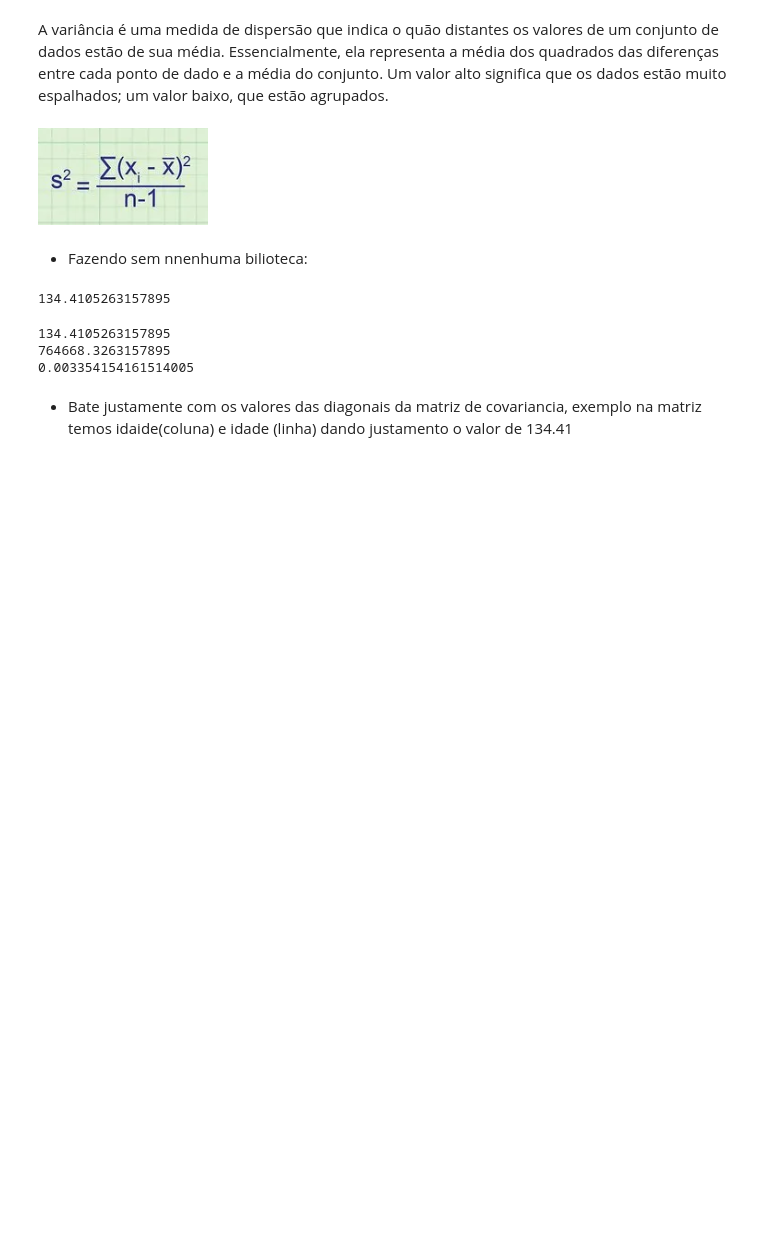
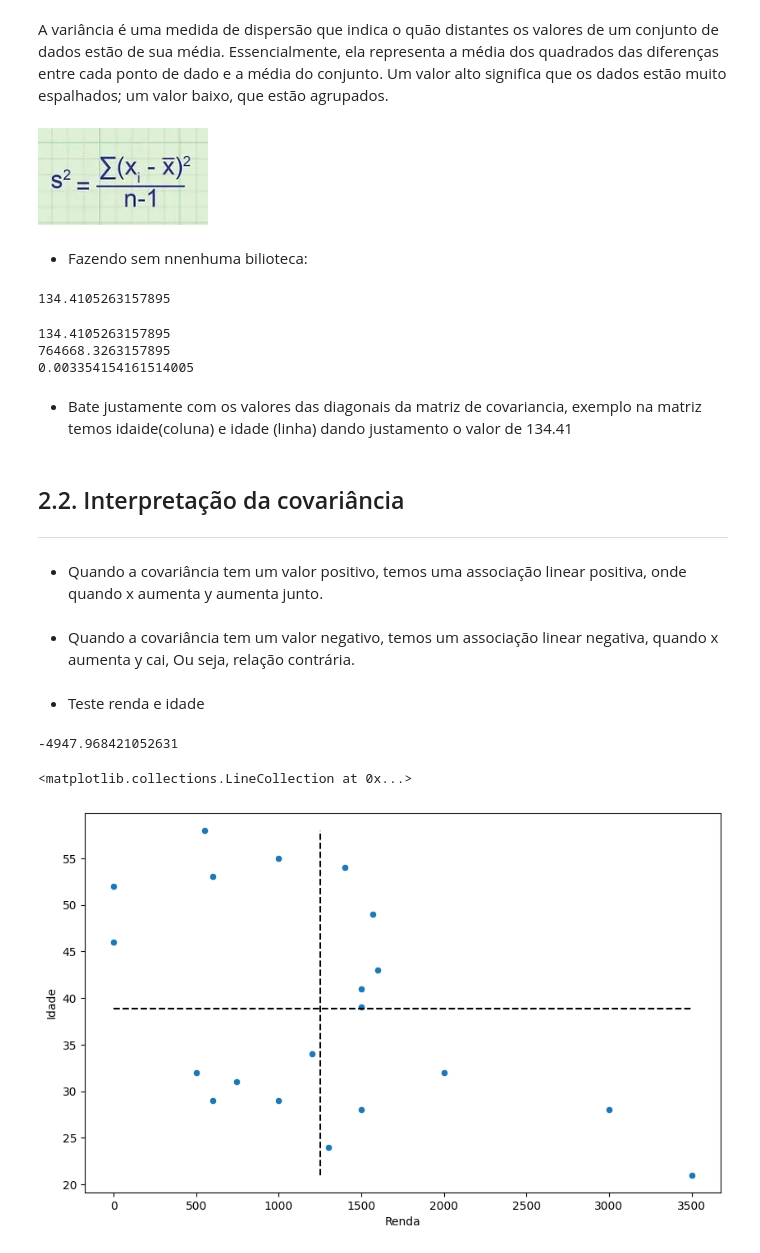
Before and after one commit to JonasSouza871/Machine-Learning-Statistics-Studies, a Jupyter notebook: Correlação_e_Regressão.ipynb, the cells around one changed output. Cells and saved outputs as stored; diff of their text form; code cells hidden in the pictures; blank space fills up the shorter version.

Commit message:
Salvando interpretação de covariância

```diff
--- a/Correlação_e_Regressão.ipynb
+++ b/Correlação_e_Regressão.ipynb
@@ -286,3 +286,28 @@ print(amostra.Altura.var())
 0.003354154161514005
 # %% [markdown]
 - Bate justamente com os valores das diagonais da matriz de covariancia, exemplo na matriz temos idaide(coluna) e idade (linha) dando justamento o valor de 134.41
+# %% [markdown]
+## 2.2. Interpretação da covariância
+
+
+---------
+# %% [markdown]
+- Quando a covariância tem um valor positivo, temos uma associação linear positiva, onde quando x aumenta y aumenta junto.
+# %% [markdown]
+- Quando a covariância tem um valor negativo, temos um associação linear negativa, quando x aumenta y cai, Ou seja, relação contrária.
+# %% [markdown]
+- Teste renda e idade
+# %%
+x = amostra.Renda
+y = amostra.Idade
+covariancia = np.cov(x,y)[0][1]
+print(covariancia)
+#
+ax = sns.scatterplot(x=x, y=y)
+ax.figure.set_size_inches(10, 6)
+ax.hlines(y = y.mean(), xmin = x.min(), xmax = x.max(), colors='black', linestyles='dashed')
+ax.vlines(x = x.mean(), ymin = y.min(), ymax = y.max(), colors='black', linestyles='dashed')
+# %% [output]
+-4947.968421052631
+<matplotlib.collections.LineCollection at 0x...>
+[figure, added]
```
Also changed, not shown: parts of 8 cells of this notebook.
